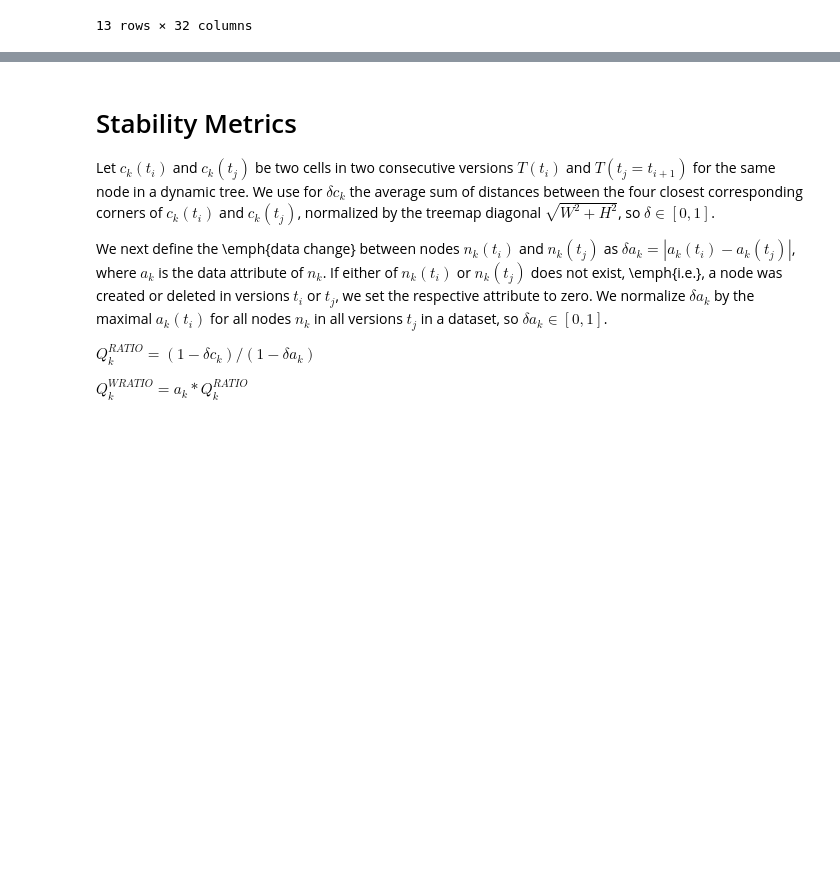
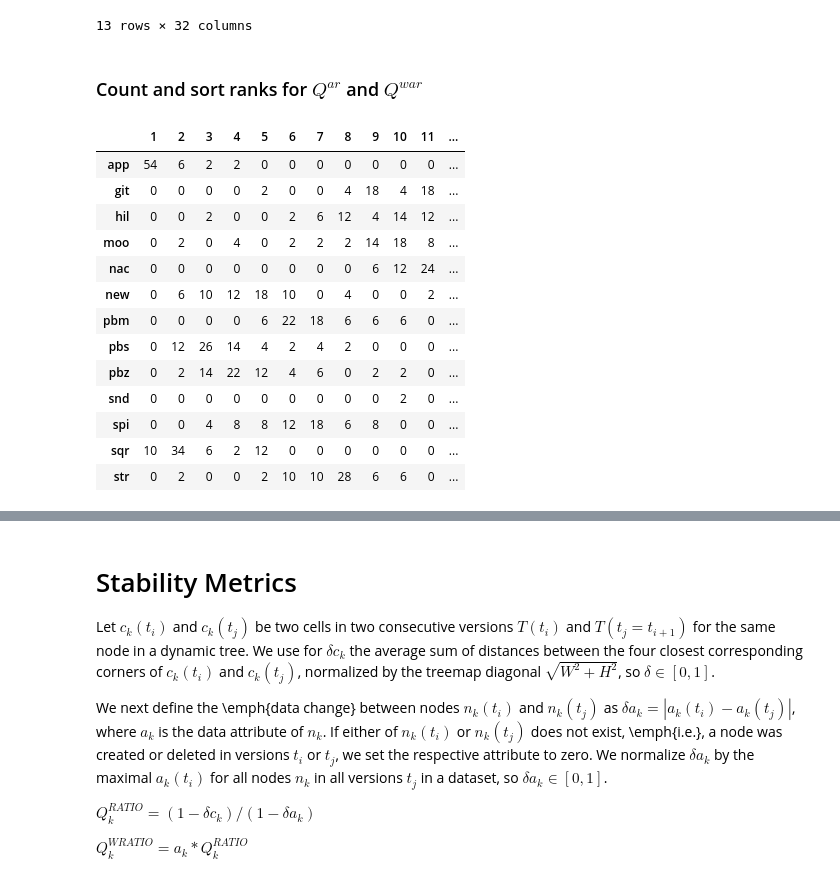
Before and after one commit to EduardoVernier/treemap-analysis, a Jupyter notebook: notebooks/RankTable.ipynb, the cells around one changed output, grey strips where cells are left out. Drawn from its saved outputs; the diff is of its cells as text; code cells hidden in the pictures; blank space fills up the shorter version.

Commit message:
WIP Table results - precision bug.

```diff
--- a/notebooks/RankTable.ipynb
+++ b/notebooks/RankTable.ipynb
@@ -65,3 +65,34 @@ ar_df
 | sqr | 0.701341 | 0.629063 | 0.346323 | 0.510328 | 0.551383 | 0.610560 | 0.605379 | 0.508812 | 0.560822 | ... |
 | str | 0.696297 | 0.536034 | 0.308877 | 0.460061 | 0.444030 | 0.516935 | 0.471907 | 0.406375 | 0.420774 | ... |
 13 rows × 32 columns
+# %% [markdown]
+### Count and sort ranks for $Q^{ar}$ and $Q^{war}$
+# %%
+ar_rank_count = pd.DataFrame(0, columns=range(1, len(technique_list) + 1), index=technique_list)
+
+for column in ar_df:
+    df = ar_df.sort_values(by=column, ascending=False)[column]
+    for rank, tech in enumerate(df.index.values):
+        ar_rank_count[rank + 1][tech] += 1
+
+for column in war_df:
+    df = ar_df.sort_values(by=column, ascending=False)[column]
+    for rank, tech in enumerate(df.index.values):
+        ar_rank_count[rank + 1][tech] += 1
+
+ar_rank_count
+# %% [output]
+|  | 1 | 2 | 3 | 4 | 5 | 6 | 7 | 8 | 9 | 10 | 11 | ... |
+| app | 54 | 6 | 2 | 2 | 0 | 0 | 0 | 0 | 0 | 0 | 0 | ... |
+| git | 0 | 0 | 0 | 0 | 2 | 0 | 0 | 4 | 18 | 4 | 18 | ... |
+| hil | 0 | 0 | 2 | 0 | 0 | 2 | 6 | 12 | 4 | 14 | 12 | ... |
+| moo | 0 | 2 | 0 | 4 | 0 | 2 | 2 | 2 | 14 | 18 | 8 | ... |
+| nac | 0 | 0 | 0 | 0 | 0 | 0 | 0 | 0 | 6 | 12 | 24 | ... |
+| new | 0 | 6 | 10 | 12 | 18 | 10 | 0 | 4 | 0 | 0 | 2 | ... |
+| pbm | 0 | 0 | 0 | 0 | 6 | 22 | 18 | 6 | 6 | 6 | 0 | ... |
+| pbs | 0 | 12 | 26 | 14 | 4 | 2 | 4 | 2 | 0 | 0 | 0 | ... |
+| pbz | 0 | 2 | 14 | 22 | 12 | 4 | 6 | 0 | 2 | 2 | 0 | ... |
+| snd | 0 | 0 | 0 | 0 | 0 | 0 | 0 | 0 | 0 | 2 | 0 | ... |
+| spi | 0 | 0 | 4 | 8 | 8 | 12 | 18 | 6 | 8 | 0 | 0 | ... |
+| sqr | 10 | 34 | 6 | 2 | 12 | 0 | 0 | 0 | 0 | 0 | 0 | ... |
+| str | 0 | 2 | 0 | 0 | 2 | 10 | 10 | 28 | 6 | 6 | 0 | ... |
```
Also changed, not shown: parts of 9 cells of this notebook.
